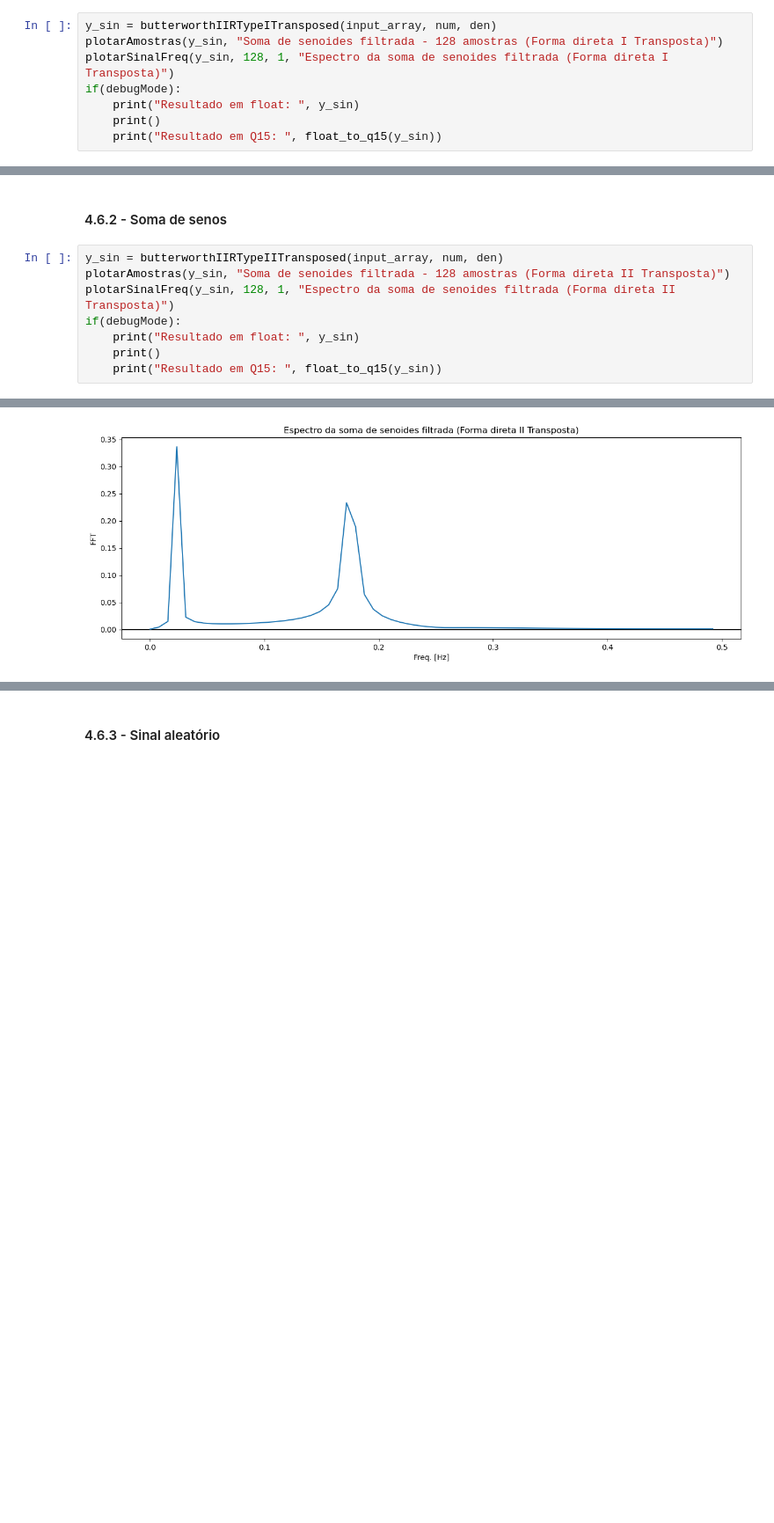
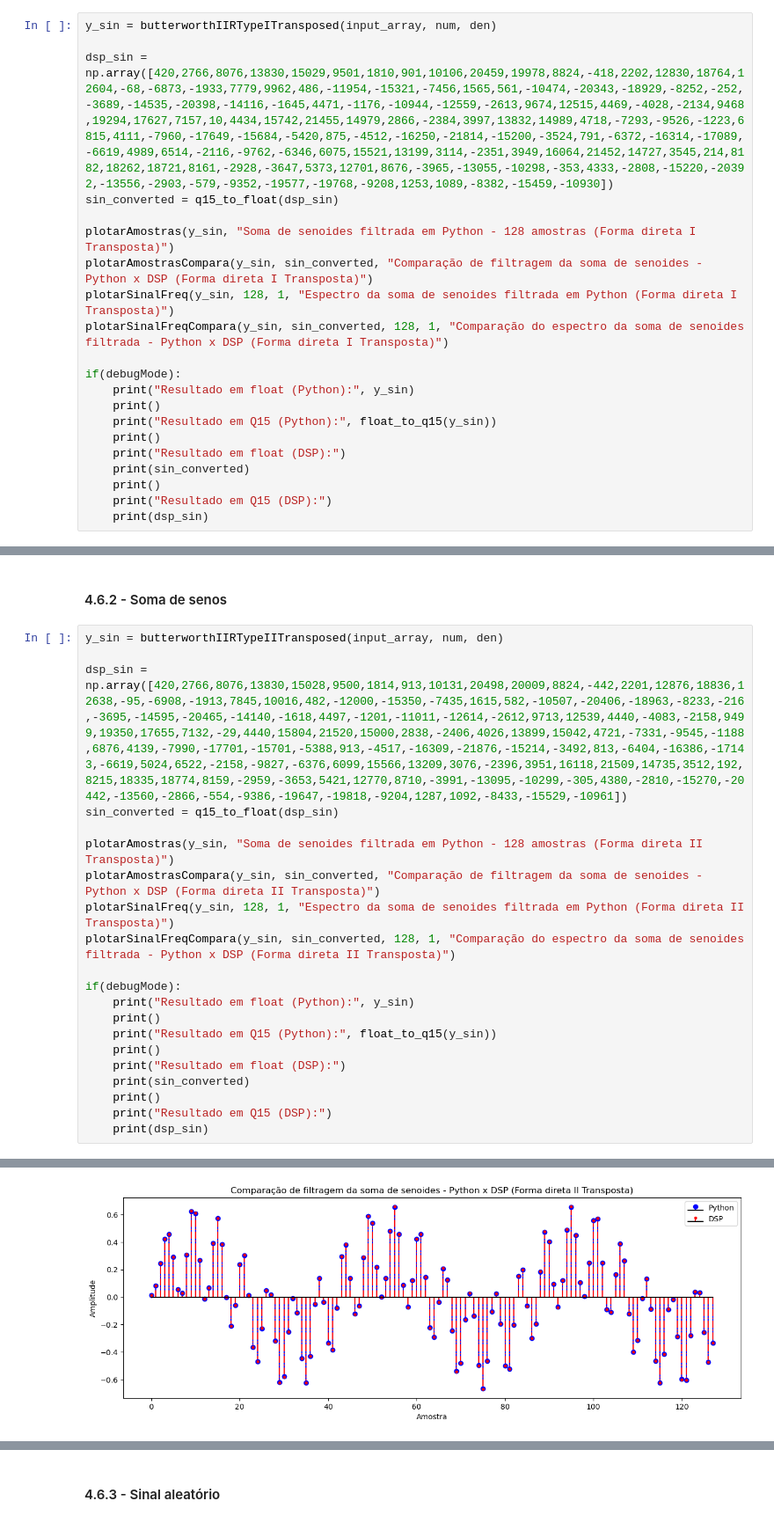
Before and after one commit to LabIII2021-2/Trabalho1, a Jupyter notebook: Python/Filtro_IIR.ipynb, the cells around one changed output, grey strips where cells are left out. Shown at 88% size. Cells and saved outputs as stored; diff of their text form; blank space fills up the shorter version.

```diff
--- a/Python/Filtro_IIR.ipynb
+++ b/Python/Filtro_IIR.ipynb
@@ -411,10 +503,23 @@ def butterworthIIRTypeITransposed(x, b, a):
 #### 4.5.2 - Soma de senos
 # %%
 y_sin = butterworthIIRTypeITransposed(input_array, num, den)
-plotarAmostras(y_sin, "Soma de senoides filtrada - 128 amostras (Forma direta I Transposta)")
-plotarSinalFreq(y_sin, 128, 1, "Espectro da soma de senoides filtrada (Forma direta I Transposta)")
+
+dsp_sin = np.array([420,2766,8076,13830,15029,9501,1810,901,10106,20459,19978,8824,-418,2202,12830,18764,12604,-68,-6873,-1933,7779,9962,486,-11954,-15321,-7456,1565,561,-10474,-20343,-18929,-8252,-252,-3689,-14535,-20398,-14116,-1645,4471,-1176,-10944,-12559,-2613,9674,12515,4469,-4028,-2134,9468,19294,17627,7157,10,4434,15742,21455,14979,2866,-2384,3997,13832,14989,4718,-7293,-9526,-1223,6815,4111,-7960,-17649,-15684,-5420,875,-4512,-16250,-21814,-15200,-3524,791,-6372,-16314,-17089,-6619,4989,6514,-2116,-9762,-6346,6075,15521,13199,3114,-2351,3949,16064,21452,14727,3545,214,8182,18262,18721,8161,-2928,-3647,5373,12701,8676,-3965,-13055,-10298,-353,4333,-2808,-15220,-20392,-13556,-2903,-579,-9352,-19577,-19768,-9208,1253,1089,-8382,-15459,-10930])
+sin_converted = q15_to_float(dsp_sin)
+
+plotarAmostras(y_sin, "Soma de senoides filtrada em Python - 128 amostras (Forma direta I Transposta)")
+plotarAmostrasCompara(y_sin, sin_converted, "Comparação de filtragem da soma de senoides - Python x DSP (Forma direta I Transposta)")
+plotarSinalFreq(y_sin, 128, 1, "Espectro da soma de senoides filtrada em Python (Forma direta I Transposta)")
+plotarSinalFreqCompara(y_sin, sin_converted, 128, 1, "Comparação do espectro da soma de senoides filtrada - Python x DSP (Forma direta I Transposta)")
+
 if(debugMode):
-    print("Resultado em float: ", y_sin)
+    print("Resultado em float (Python):", y_sin)
     print()
-    print("Resultado em Q15: ", float_to_q15(y_sin))
+    print("Resultado em Q15 (Python):", float_to_q15(y_sin))
+    print()
+    print("Resultado em float (DSP):")
+    print(sin_converted)
+    print()
+    print("Resultado em Q15 (DSP):")
+    print(dsp_sin)
 # %% [output]
@@ -465,10 +585,23 @@ def butterworthIIRTypeIITransposed(x, b, a):
 #### 4.6.2 - Soma de senos
 # %%
 y_sin = butterworthIIRTypeIITransposed(input_array, num, den)
-plotarAmostras(y_sin, "Soma de senoides filtrada - 128 amostras (Forma direta II Transposta)")
-plotarSinalFreq(y_sin, 128, 1, "Espectro da soma de senoides filtrada (Forma direta II Transposta)")
+
+dsp_sin = np.array([420,2766,8076,13830,15028,9500,1814,913,10131,20498,20009,8824,-442,2201,12876,18836,12638,-95,-6908,-1913,7845,10016,482,-12000,-15350,-7435,1615,582,-10507,-20406,-18963,-8233,-216,-3695,-14595,-20465,-14140,-1618,4497,-1201,-11011,-12614,-2612,9713,12539,4440,-4083,-2158,9499,19350,17655,7132,-29,4440,15804,21520,15000,2838,-2406,4026,13899,15042,4721,-7331,-9545,-1188,6876,4139,-7990,-17701,-15701,-5388,913,-4517,-16309,-21876,-15214,-3492,813,-6404,-16386,-17143,-6619,5024,6522,-2158,-9827,-6376,6099,15566,13209,3076,-2396,3951,16118,21509,14735,3512,192,8215,18335,18774,8159,-2959,-3653,5421,12770,8710,-3991,-13095,-10299,-305,4380,-2810,-15270,-20442,-13560,-2866,-554,-9386,-19647,-19818,-9204,1287,1092,-8433,-15529,-10961])
+sin_converted = q15_to_float(dsp_sin)
+
+plotarAmostras(y_sin, "Soma de senoides filtrada em Python - 128 amostras (Forma direta II Transposta)")
+plotarAmostrasCompara(y_sin, sin_converted, "Comparação de filtragem da soma de senoides - Python x DSP (Forma direta II Transposta)")
+plotarSinalFreq(y_sin, 128, 1, "Espectro da soma de senoides filtrada em Python (Forma direta II Transposta)")
+plotarSinalFreqCompara(y_sin, sin_converted, 128, 1, "Comparação do espectro da soma de senoides filtrada - Python x DSP (Forma direta II Transposta)")
+
 if(debugMode):
-    print("Resultado em float: ", y_sin)
+    print("Resultado em float (Python):", y_sin)
     print()
-    print("Resultado em Q15: ", float_to_q15(y_sin))
+    print("Resultado em Q15 (Python):", float_to_q15(y_sin))
+    print()
+    print("Resultado em float (DSP):")
+    print(sin_converted)
+    print()
+    print("Resultado em Q15 (DSP):")
+    print(dsp_sin)
 # %% [output]
@@ -476 +609 @@ if(debugMode):
-[figure, old version]
+[figure, new version]
```
Also changed, not shown: parts of 48 cells of this notebook.
